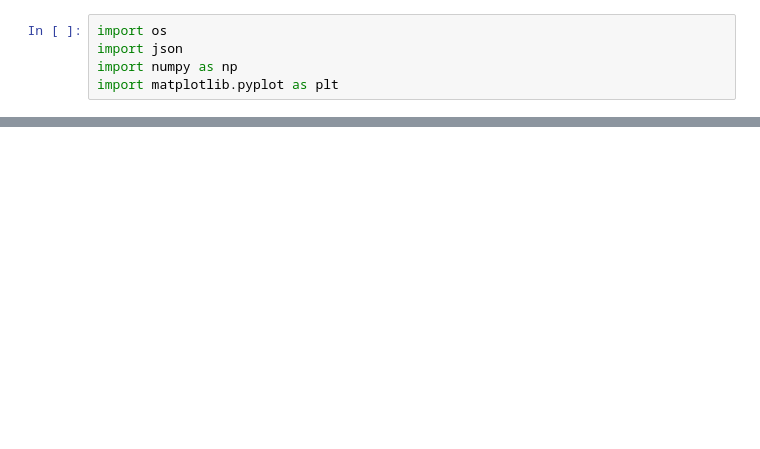
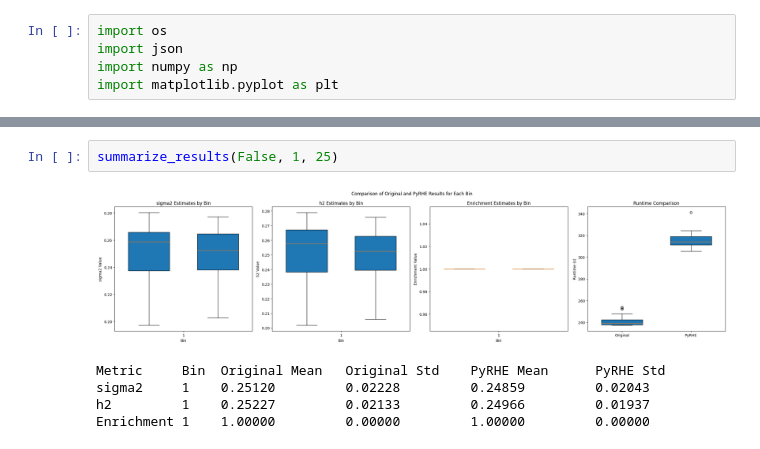
Before and after one commit to sriramlab/PyRHE, a Jupyter notebook: plotting.ipynb, the cells around one changed output, grey strips where cells are left out. Saved outputs shown, nothing was run; the diff lists cells and outputs as text; blank space fills up the shorter version.

```diff
--- a/plotting.ipynb
+++ b/plotting.ipynb
@@ -94,0 +156,8 @@ summarize_results(True, 1, 25)
+# %%
+summarize_results(False, 1, 25)
+# %% [output]
+[figure, added]
+Metric     Bin  Original Mean   Original Std    PyRHE Mean      PyRHE Std
+sigma2     1    0.25120         0.02228         0.24859         0.02043
+h2         1    0.25227         0.02133         0.24966         0.01937
+Enrichment 1    1.00000         0.00000         1.00000         0.00000
```
Also changed, not shown: parts of 4 cells of this notebook, 6 other files.
